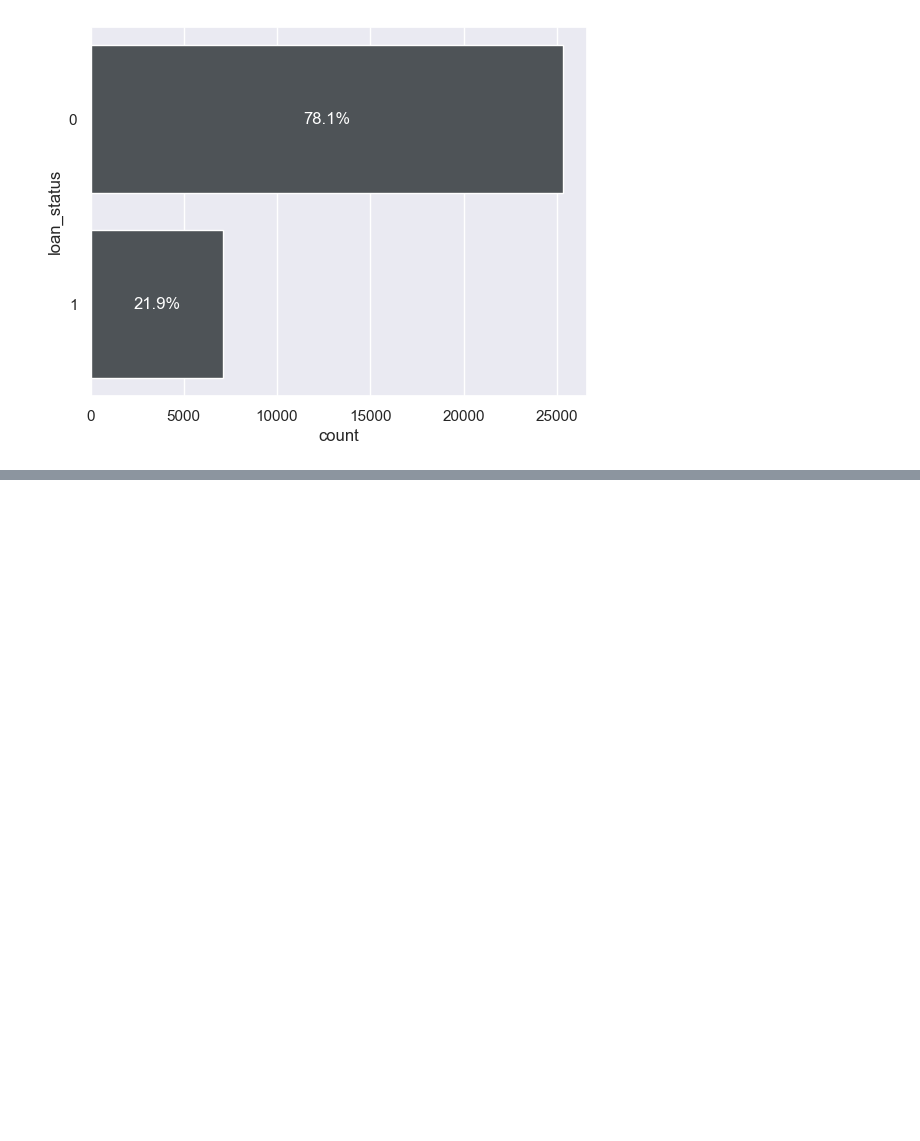
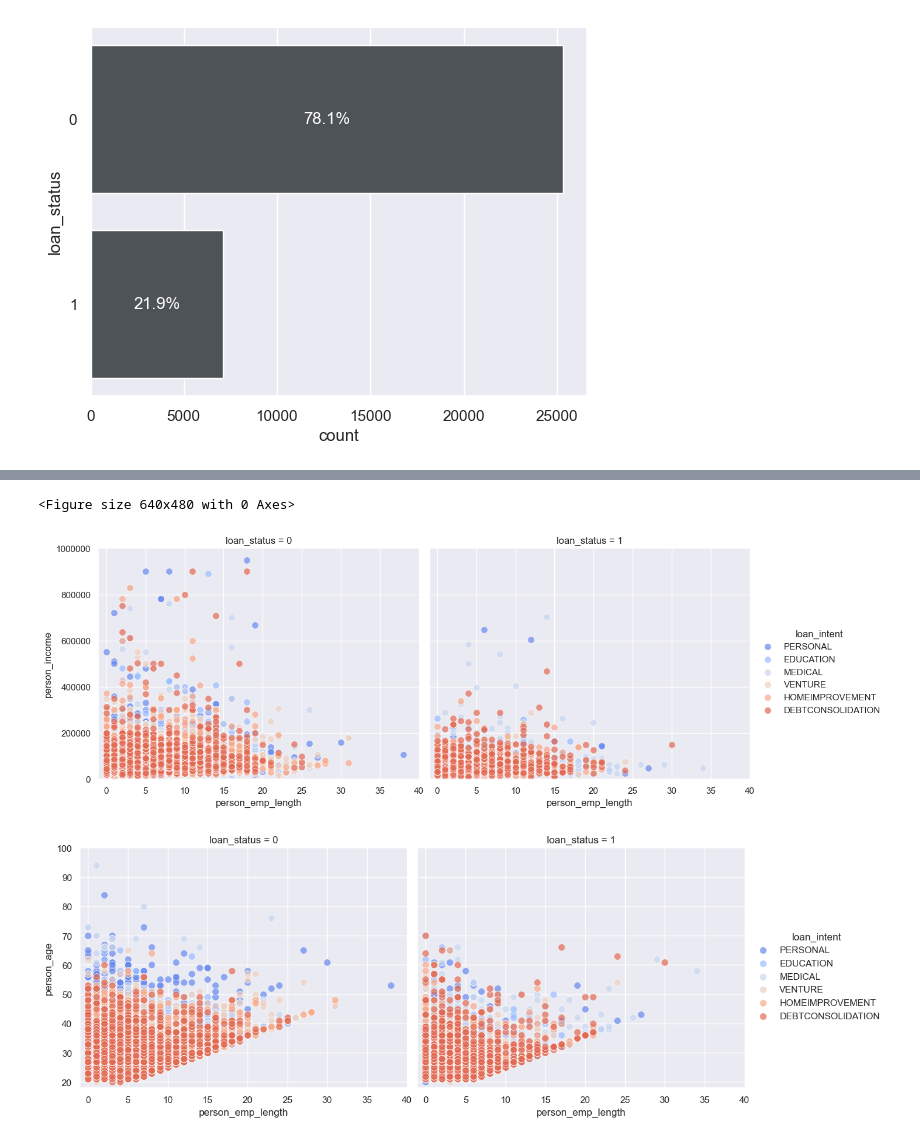
Before and after one commit to ethanhopkins101/DataScience-Projects, a Jupyter notebook: credit_risk/credit_risk.ipynb, the cells around one changed output, grey strips where cells are left out. Saved outputs shown, nothing was run; the diff lists cells and outputs as text; code cells hidden in the pictures; blank space fills up the shorter version.

Commit message:
exploring all possible features that influence the default

```diff
--- a/credit_risk/credit_risk.ipynb
+++ b/credit_risk/credit_risk.ipynb
@@ -159,2 +151,23 @@ plt.show()
 [figure]
 [figure]
+# %%
+# > is that person's a freshman at a company (low p.e.l) and is expected to generate higher incomes
+plt.figure()
+q= sns.FacetGrid(data= df, col= 'loan_status', hue='loan_intent', palette= 'coolwarm', height= 5, aspect= 1.2)
+q.map(sns.scatterplot, 'person_emp_length', 'person_income', alpha= .7,s= 70)
+q.add_legend()
+plt.ticklabel_format(style='plain', axis='y')
+plt.ylim((0, 1000000))
+plt.xlim((-1,40))
+q= sns.FacetGrid(data= df, col= 'loan_status', hue='loan_intent', palette= 'coolwarm', height= 5, aspect= 1.2)
+q.map(sns.scatterplot, 'person_emp_length', 'person_age', alpha= .7,s= 70)
+plt.ylim((18, 100))
+plt.xlim((-1,40))
+q.add_legend()
+plt.show()
+# there is no clear trend about freshman defaulting, although we see a coned-like shape
+# showing a linear relationship between age and (p.e.l) which is expected
+# %% [output]
+<Figure size 640x480 with 0 Axes>
+[figure, added]
+[figure, added]
```
Also changed, not shown: parts of 11 cells of this notebook.
